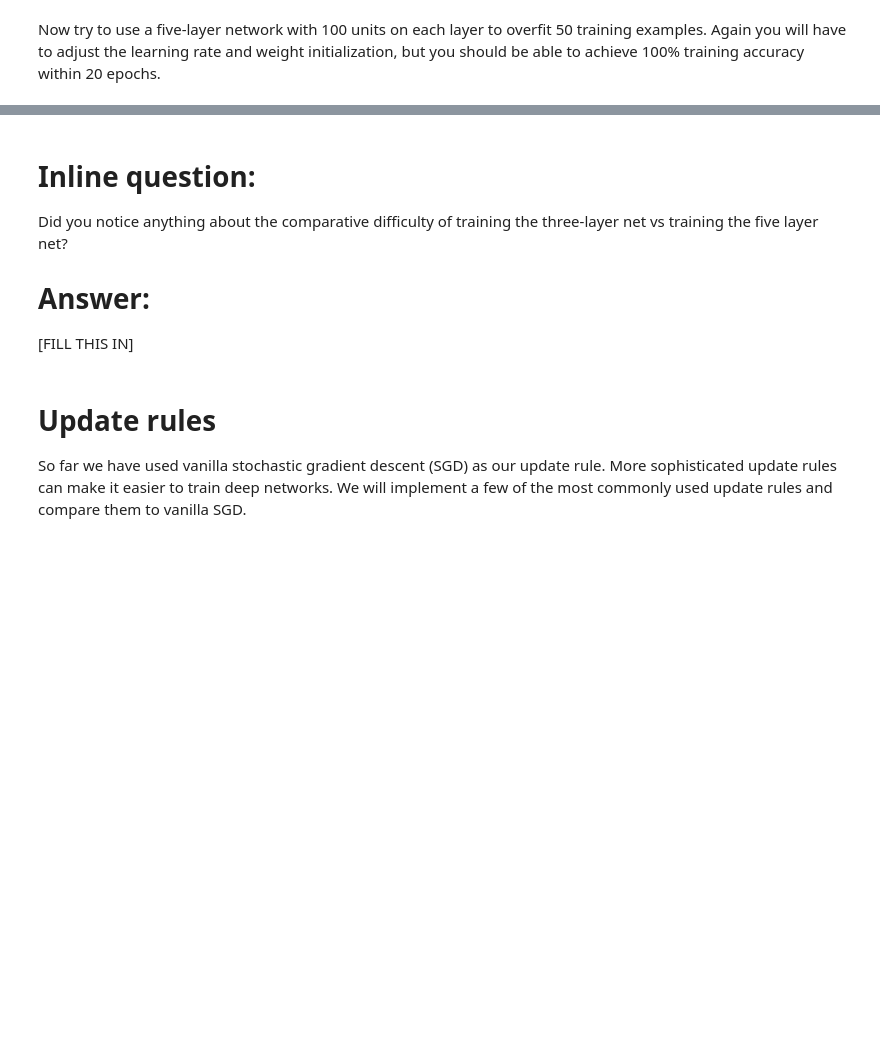
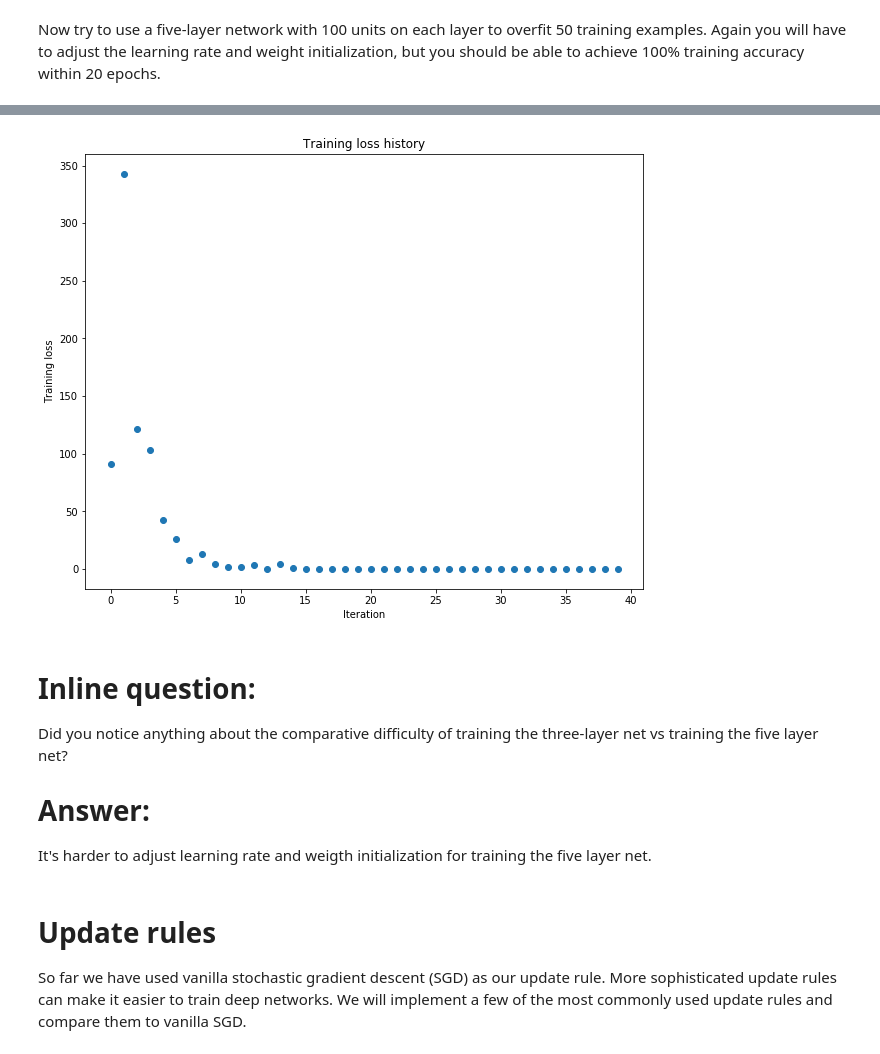
Before and after one commit to mrsata/CS231n-assignments, a Jupyter notebook: assignment2/FullyConnectedNets.ipynb, the cells around one changed output, grey strips where cells are left out. Cells and saved outputs as stored; diff of their text form; code cells hidden in the pictures; blank space fills up the shorter version.

```diff
--- a/assignment2/FullyConnectedNets.ipynb
+++ b/assignment2/FullyConnectedNets.ipynb
@@ -460,7 +479,7 @@ small_data = {
 }
 
 learning_rate = 1e-3
-weight_scale = 1e-5
+weight_scale = 1e-1 # 1e-5
 model = FullyConnectedNet([100, 100, 100, 100],
                 weight_scale=weight_scale, dtype=np.float64)
 solver = Solver(model, small_data,
@@ -477,3 +496,4 @@ plt.title('Training loss history')
 plt.xlabel('Iteration')
 plt.ylabel('Training loss')
 plt.show()
+# %% [output]
@@ -480,9 +517,10 @@ plt.show()
+[figure, added]
 # %% [markdown]
 # Inline question:
 Did you notice anything about the comparative difficulty of training the three-layer net vs training the five layer net?
 
 # Answer:
-[FILL THIS IN]
+It's harder to adjust learning rate and weigth initialization for training the five layer net.
 # %% [markdown]
 # Update rules
 So far we have used vanilla stochastic gradient descent (SGD) as our update rule. More sophisticated update rules can make it easier to train deep networks. We will implement a few of the most commonly used update rules and compare them to vanilla SGD.
```
Also changed, not shown: parts of 5 cells of this notebook, 1 other file.
